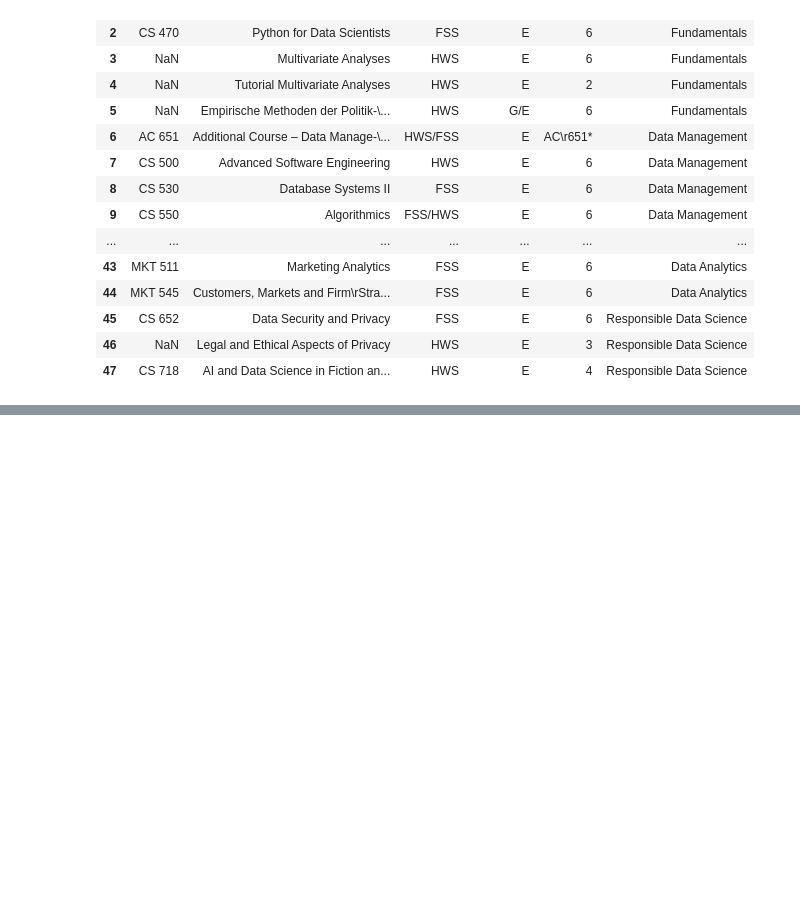
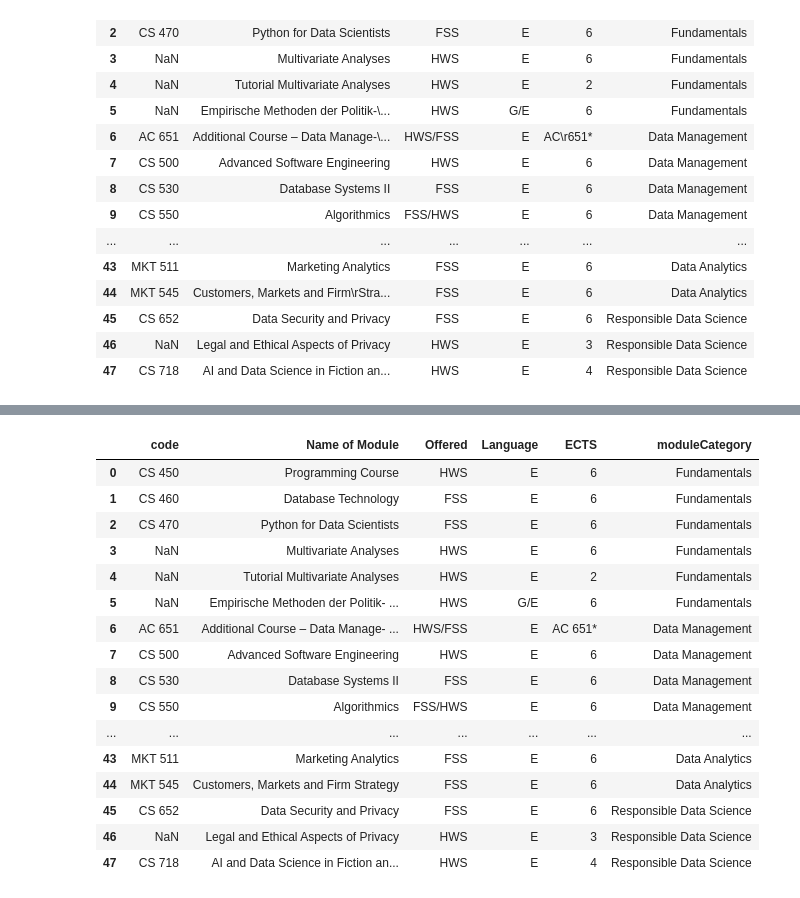
Before and after one commit to D-Hema-Kumar/KG_Project, a Jupyter notebook: MMDS_File.ipynb, the cells around one changed output, grey strips where cells are left out. Drawn from its saved outputs; the diff is of its cells as text; code cells hidden in the pictures; blank space fills up the shorter version.

Commit message:
Final data frame added

```diff
--- a/MMDS_File.ipynb
+++ b/MMDS_File.ipynb
@@ -177,3 +178,7 @@ final_frame
 | 45 | CS 652 | Data Security and Privacy | FSS | E | 6 | Responsible Data Science |
 | 46 | NaN | Legal and Ethical Aspects of Privacy | HWS | E | 3 | Responsible Data Science |
 | 47 | CS 718 | AI and Data Science in Fiction an... | HWS | E | 4 | Responsible Data Science |
+# %%
+#removing '\r' from the data
+mask_r = final_frame['Name of Module'].str.contains('\r')
+final_frame[mask_r]
@@ -179,0 +200,5 @@ final_frame
+# %%
+features = ['Name of Module','ECTS']
+for col in features:
+    final_frame.loc[mask_r,col] = final_frame.loc[mask_r,col].str.replace('\r',' ')
+final_frame[mask_r]
@@ -180,2 +218,25 @@ final_frame
+# %%
+final_frame.code = final_frame.code.str.rstrip('**')
+final_frame.code = final_frame.code.str.rstrip()
+final_frame.code = final_frame.code.str.lstrip()
+final_frame
+# %% [output]
+|  | code | Name of Module | Offered | Language | ECTS | moduleCategory |
+| 0 | CS 450 | Programming Course | HWS | E | 6 | Fundamentals |
+| 1 | CS 460 | Database Technology | FSS | E | 6 | Fundamentals |
+| 2 | CS 470 | Python for Data Scientists | FSS | E | 6 | Fundamentals |
+| 3 | NaN | Multivariate Analyses | HWS | E | 6 | Fundamentals |
+| 4 | NaN | Tutorial Multivariate Analyses | HWS | E | 2 | Fundamentals |
+| 5 | NaN | Empirische Methoden der Politik- ... | HWS | G/E | 6 | Fundamentals |
+| 6 | AC 651 | Additional Course – Data Manage- ... | HWS/FSS | E | AC 651* | Data Management |
+| 7 | CS 500 | Advanced Software Engineering | HWS | E | 6 | Data Management |
+| 8 | CS 530 | Database Systems II | FSS | E | 6 | Data Management |
+| 9 | CS 550 | Algorithmics | FSS/HWS | E | 6 | Data Management |
+| ... | ... | ... | ... | ... | ... | ... |
+| 43 | MKT 511 | Marketing Analytics | FSS | E | 6 | Data Analytics |
+| 44 | MKT 545 | Customers, Markets and Firm Strategy | FSS | E | 6 | Data Analytics |
+| 45 | CS 652 | Data Security and Privacy | FSS | E | 6 | Responsible Data Science |
+| 46 | NaN | Legal and Ethical Aspects of Privacy | HWS | E | 3 | Responsible Data Science |
+| 47 | CS 718 | AI and Data Science in Fiction an... | HWS | E | 4 | Responsible Data Science |
 # %%
 #final_frame.to_csv('MMDS_Courses.csv',index=False)
```
Also changed, not shown: parts of 4 cells of this notebook, 2 other files.
